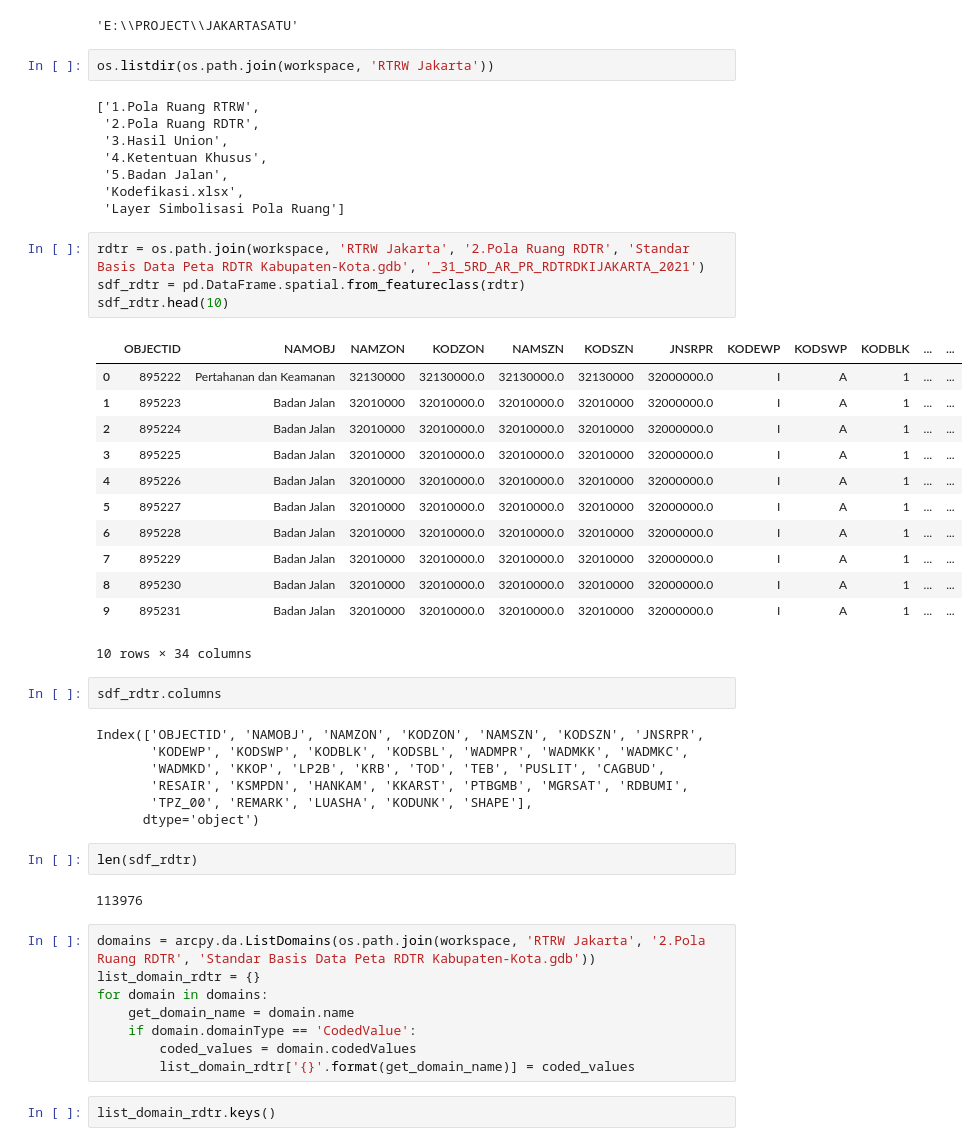
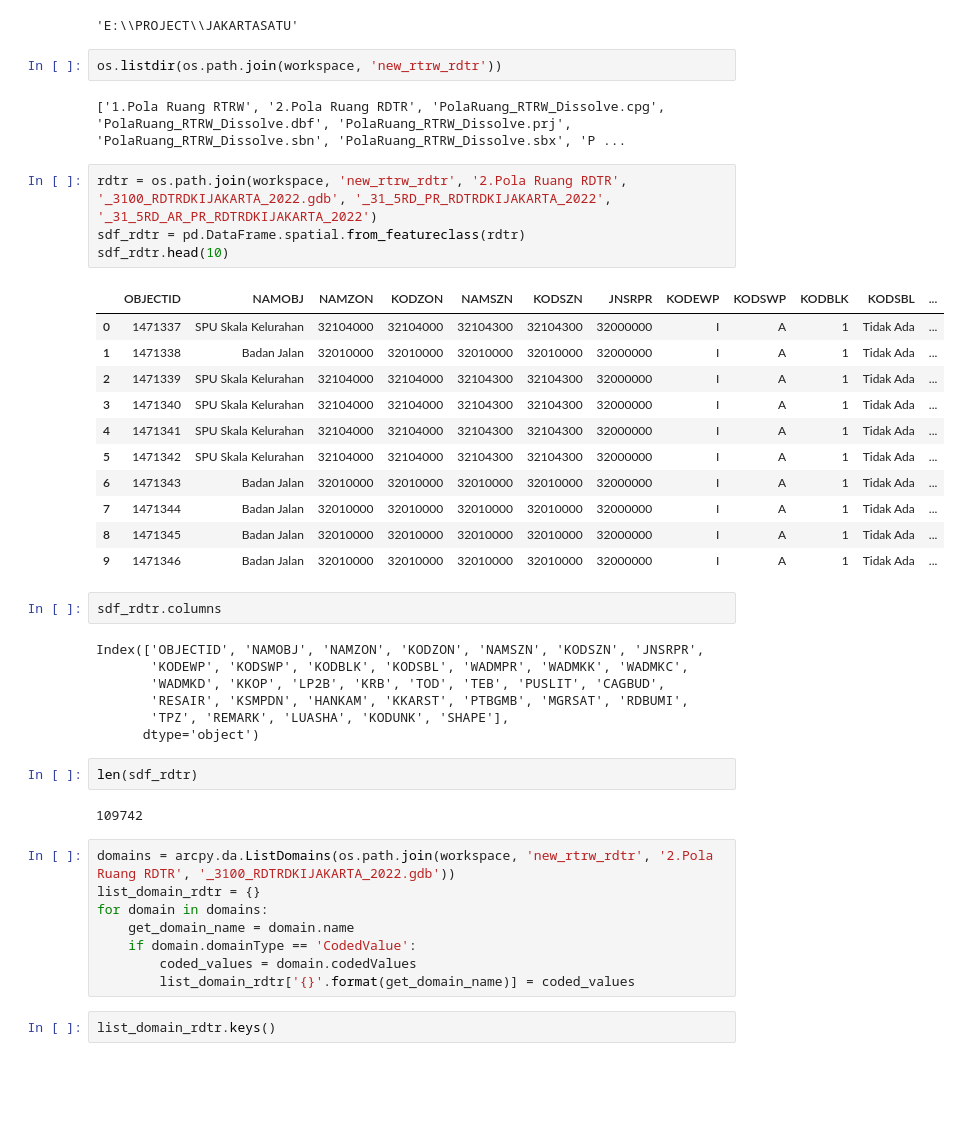
Before and after one commit to andapra/jakartasatu, a Jupyter notebook: preprocessing_rdtr.ipynb, the cells around one changed output. Cells and saved outputs as stored; diff of their text form; blank space fills up the shorter version.

```diff
--- a/preprocessing_rdtr.ipynb
+++ b/preprocessing_rdtr.ipynb
@@ -10,32 +10,25 @@ workspace
 # %% [output]
 'E:\\PROJECT\\JAKARTASATU'
 # %%
-os.listdir(os.path.join(workspace, 'RTRW Jakarta'))
+os.listdir(os.path.join(workspace, 'new_rtrw_rdtr'))
 # %% [output]
-['1.Pola Ruang RTRW',
- '2.Pola Ruang RDTR',
- '3.Hasil Union',
- '4.Ketentuan Khusus',
- '5.Badan Jalan',
- 'Kodefikasi.xlsx',
- 'Layer Simbolisasi Pola Ruang']
+['1.Pola Ruang RTRW', '2.Pola Ruang RDTR', 'PolaRuang_RTRW_Dissolve.cpg', 'PolaRuang_RTRW_Dissolve.dbf', 'PolaRuang_RTRW_Dissolve.prj', 'PolaRuang_RTRW_Dissolve.sbn', 'PolaRuang_RTRW_Dissolve.sbx', 'P ...
 # %%
-rdtr = os.path.join(workspace, 'RTRW Jakarta', '2.Pola Ruang RDTR', 'Standar Basis Data Peta RDTR Kabupaten-Kota.gdb', '_31_5RD_AR_PR_RDTRDKIJAKARTA_2021')
+rdtr = os.path.join(workspace, 'new_rtrw_rdtr', '2.Pola Ruang RDTR', '_3100_RDTRDKIJAKARTA_2022.gdb', '_31_5RD_PR_RDTRDKIJAKARTA_2022', '_31_5RD_AR_PR_RDTRDKIJAKARTA_2022')
 sdf_rdtr = pd.DataFrame.spatial.from_featureclass(rdtr)
 sdf_rdtr.head(10)
 # %% [output]
-|  | OBJECTID | NAMOBJ | NAMZON | KODZON | NAMSZN | KODSZN | JNSRPR | KODEWP | KODSWP | KODBLK | ... | ... |
-| 0 | 895222 | Pertahanan dan Keamanan | 32130000 | 32130000.0 | 32130000.0 | 32130000 | 32000000.0 | I | A | 1 | ... | ... |
-| 1 | 895223 | Badan Jalan | 32010000 | 32010000.0 | 32010000.0 | 32010000 | 32000000.0 | I | A | 1 | ... | ... |
-| 2 | 895224 | Badan Jalan | 32010000 | 32010000.0 | 32010000.0 | 32010000 | 32000000.0 | I | A | 1 | ... | ... |
-| 3 | 895225 | Badan Jalan | 32010000 | 32010000.0 | 32010000.0 | 32010000 | 32000000.0 | I | A | 1 | ... | ... |
-| 4 | 895226 | Badan Jalan | 32010000 | 32010000.0 | 32010000.0 | 32010000 | 32000000.0 | I | A | 1 | ... | ... |
-| 5 | 895227 | Badan Jalan | 32010000 | 32010000.0 | 32010000.0 | 32010000 | 32000000.0 | I | A | 1 | ... | ... |
-| 6 | 895228 | Badan Jalan | 32010000 | 32010000.0 | 32010000.0 | 32010000 | 32000000.0 | I | A | 1 | ... | ... |
-| 7 | 895229 | Badan Jalan | 32010000 | 32010000.0 | 32010000.0 | 32010000 | 32000000.0 | I | A | 1 | ... | ... |
-| 8 | 895230 | Badan Jalan | 32010000 | 32010000.0 | 32010000.0 | 32010000 | 32000000.0 | I | A | 1 | ... | ... |
-| 9 | 895231 | Badan Jalan | 32010000 | 32010000.0 | 32010000.0 | 32010000 | 32000000.0 | I | A | 1 | ... | ... |
+|  | OBJECTID | NAMOBJ | NAMZON | KODZON | NAMSZN | KODSZN | JNSRPR | KODEWP | KODSWP | KODBLK | KODSBL | ... |
+| 0 | 1471337 | SPU Skala Kelurahan | 32104000 | 32104000 | 32104300 | 32104300 | 32000000 | I | A | 1 | Tidak Ada | ... |
+| 1 | 1471338 | Badan Jalan | 32010000 | 32010000 | 32010000 | 32010000 | 32000000 | I | A | 1 | Tidak Ada | ... |
+| 2 | 1471339 | SPU Skala Kelurahan | 32104000 | 32104000 | 32104300 | 32104300 | 32000000 | I | A | 1 | Tidak Ada | ... |
+| 3 | 1471340 | SPU Skala Kelurahan | 32104000 | 32104000 | 32104300 | 32104300 | 32000000 | I | A | 1 | Tidak Ada | ... |
+| 4 | 1471341 | SPU Skala Kelurahan | 32104000 | 32104000 | 32104300 | 32104300 | 32000000 | I | A | 1 | Tidak Ada | ... |
+| 5 | 1471342 | SPU Skala Kelurahan | 32104000 | 32104000 | 32104300 | 32104300 | 32000000 | I | A | 1 | Tidak Ada | ... |
+| 6 | 1471343 | Badan Jalan | 32010000 | 32010000 | 32010000 | 32010000 | 32000000 | I | A | 1 | Tidak Ada | ... |
+| 7 | 1471344 | Badan Jalan | 32010000 | 32010000 | 32010000 | 32010000 | 32000000 | I | A | 1 | Tidak Ada | ... |
+| 8 | 1471345 | Badan Jalan | 32010000 | 32010000 | 32010000 | 32010000 | 32000000 | I | A | 1 | Tidak Ada | ... |
+| 9 | 1471346 | Badan Jalan | 32010000 | 32010000 | 32010000 | 32010000 | 32000000 | I | A | 1 | Tidak Ada | ... |
-10 rows × 34 columns
 # %%
 sdf_rdtr.columns
 # %% [output]
@@ -43,14 +36,14 @@ Index(['OBJECTID', 'NAMOBJ', 'NAMZON', 'KODZON', 'NAMSZN', 'KODSZN', 'JNSRPR',
        'KODEWP', 'KODSWP', 'KODBLK', 'KODSBL', 'WADMPR', 'WADMKK', 'WADMKC',
        'WADMKD', 'KKOP', 'LP2B', 'KRB', 'TOD', 'TEB', 'PUSLIT', 'CAGBUD',
        'RESAIR', 'KSMPDN', 'HANKAM', 'KKARST', 'PTBGMB', 'MGRSAT', 'RDBUMI',
-       'TPZ_00', 'REMARK', 'LUASHA', 'KODUNK', 'SHAPE'],
+       'TPZ', 'REMARK', 'LUASHA', 'KODUNK', 'SHAPE'],
       dtype='object')
 # %%
 len(sdf_rdtr)
 # %% [output]
-113976
+109742
 # %%
-domains = arcpy.da.ListDomains(os.path.join(workspace, 'RTRW Jakarta', '2.Pola Ruang RDTR', 'Standar Basis Data Peta RDTR Kabupaten-Kota.gdb'))
+domains = arcpy.da.ListDomains(os.path.join(workspace, 'new_rtrw_rdtr', '2.Pola Ruang RDTR', '_3100_RDTRDKIJAKARTA_2022.gdb'))
 list_domain_rdtr = {}
 for domain in domains:
     get_domain_name = domain.name
```
Also changed, not shown: parts of 3 cells of this notebook, 2 other files.
